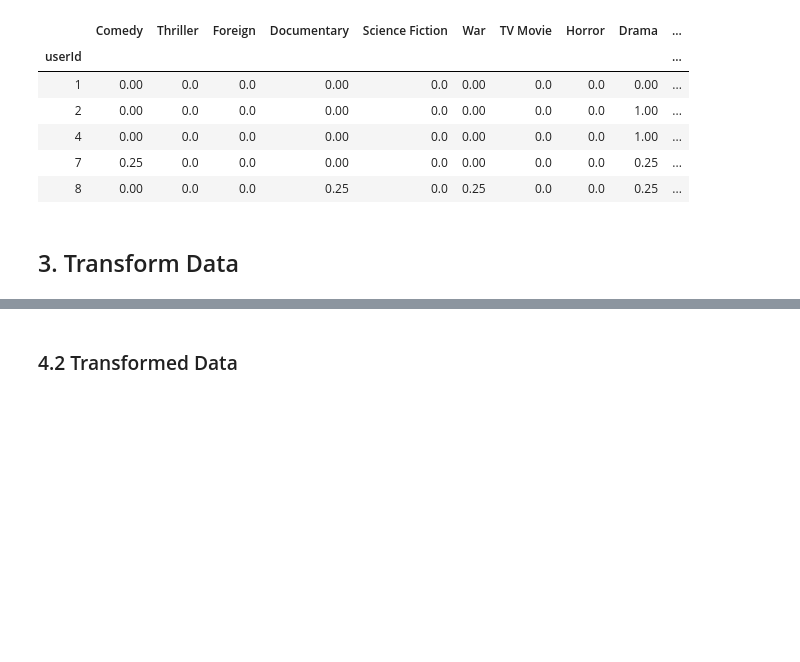
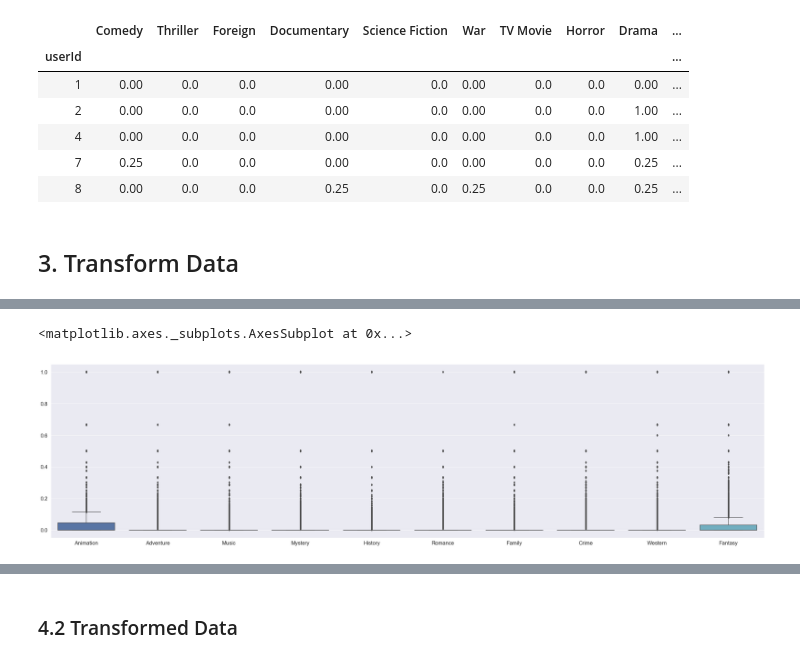
Before and after one commit to janapfeffer/DM_Project_MoviePrediction, a Jupyter notebook: Clustering Preprocessing.ipynb, the cells around one changed output, grey strips where cells are left out. Saved outputs shown, nothing was run; the diff lists cells and outputs as text; code cells hidden in the pictures; blank space fills up the shorter version.

```diff
--- a/Clustering Preprocessing.ipynb
+++ b/Clustering Preprocessing.ipynb
@@ -110,0 +113,5 @@ for genre in list(df_joined):
+# %%
+sb.boxplot(data=df_joined[list(df_joined)[10:]])
+# %% [output]
+<matplotlib.axes._subplots.AxesSubplot at 0x...>
+[figure, added]
```
Also changed, not shown: parts of 12 cells of this notebook, 1 other file.
